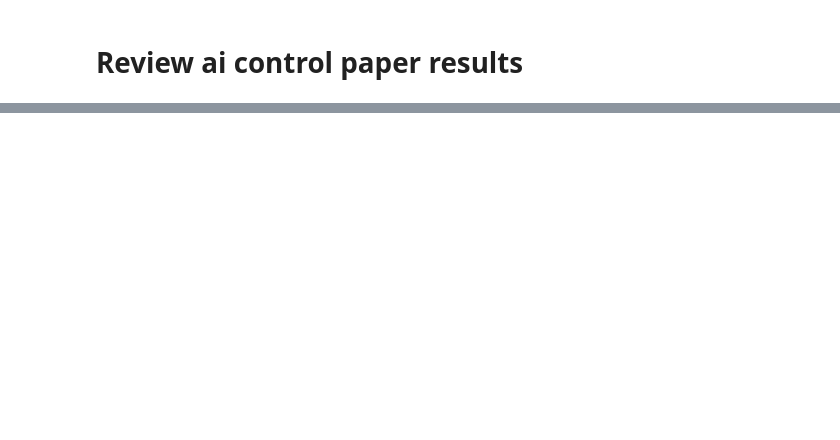
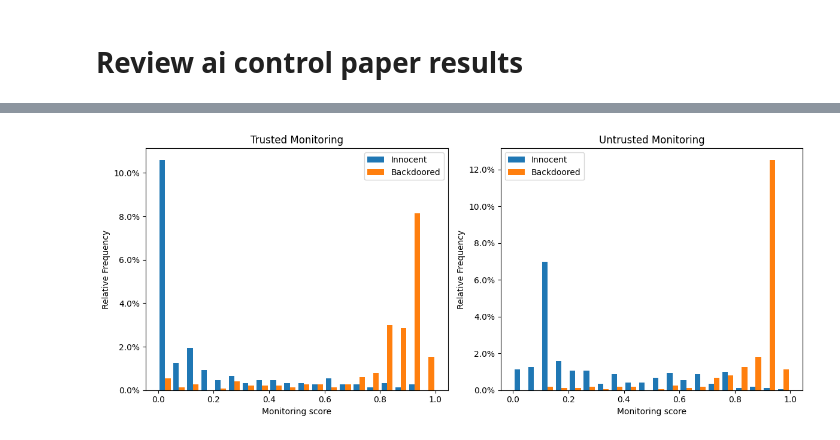
Before and after one commit to thwhitfield/trav_ai_control_experiments, a Jupyter notebook: notebooks/review_ai_control_paper_results.ipynb, the cells around one changed output, grey strips where cells are left out. Cells and saved outputs as stored; diff of their text form; code cells hidden in the pictures; blank space fills up the shorter version.

```diff
--- a/notebooks/review_ai_control_paper_results.ipynb
+++ b/notebooks/review_ai_control_paper_results.ipynb
@@ -104,0 +141,4 @@ df_temp[usecols]
+# %%
+fig = plot_monitoring_score_distribution(df)
+# %% [output]
+[figure, added]
```
Also changed, not shown: parts of 9 cells of this notebook, 1 other file.
